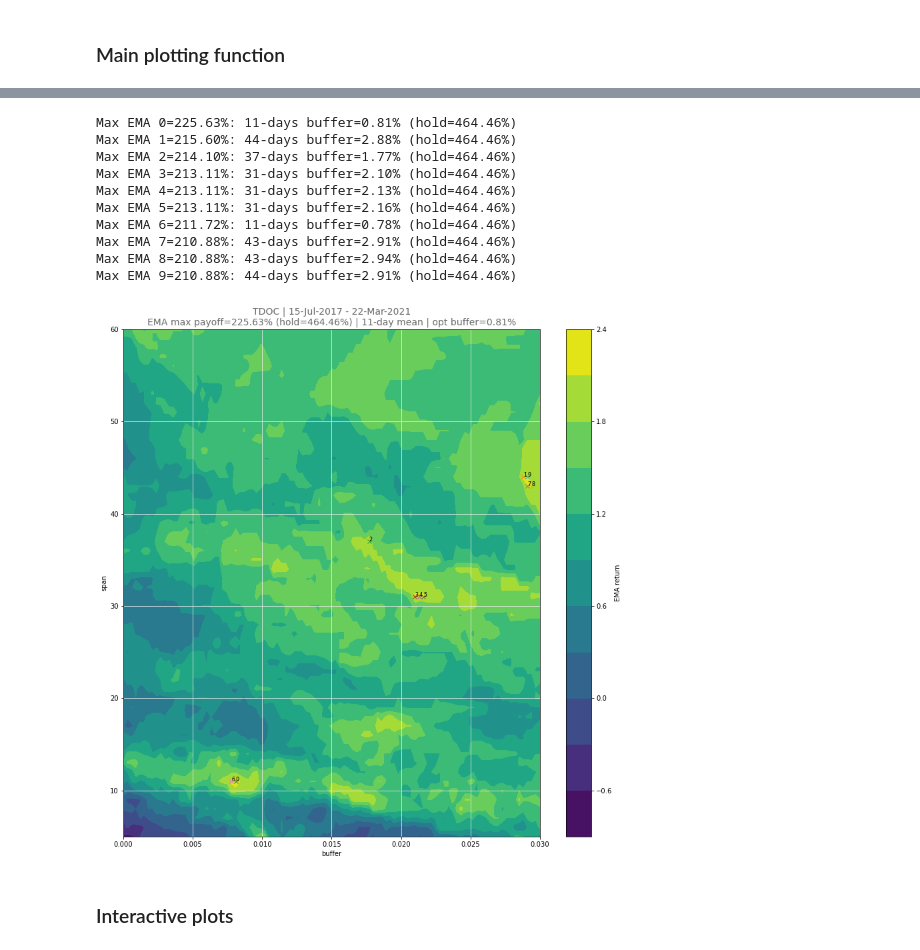
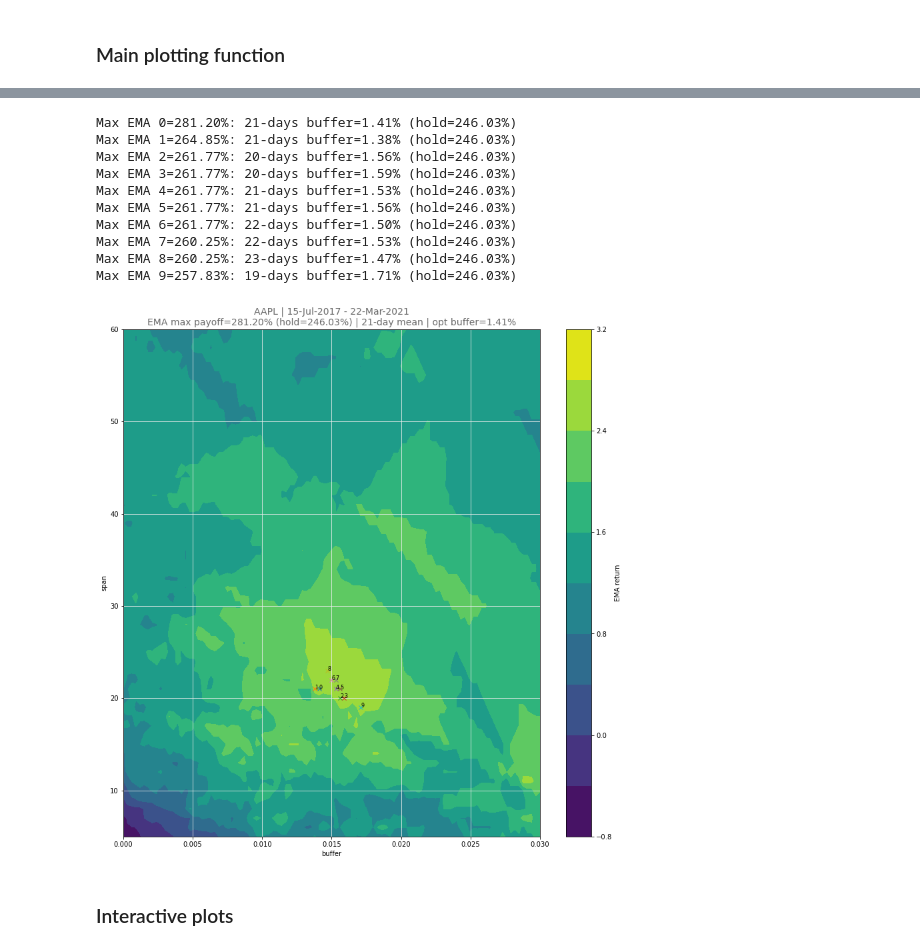
Before and after one commit to Ursuline/asset_management, a Jupyter notebook: moving_avg.ipynb, the cells around one changed output, grey strips where cells are left out. Cells and saved outputs as stored; diff of their text form; code cells hidden in the pictures.

```diff
--- a/moving_avg.ipynb
+++ b/moving_avg.ipynb
@@ -26,11 +25,11 @@ from trading_defaults import *
 # %% [markdown]
 ### Default parameters
 # %%
-TICKER     = 'TDOC'
-REFRESH    = True # Download fresh Yahoo data
+TICKER     = 'AAPL'
+REFRESH    = False # Download fresh Yahoo data
 
 START_DATE = '2017-07-15'
-END_DATE   = '2021-03-22'
+END_DATE   = '2021-03-22' # make today
 # %% [markdown]
 ### Data download
 # %%
@@ -80,12 +75,3 @@ print(tra.get_filename_dates(security, START_DATE, END_DATE))
-# %%
-color_scheme   = plt.rcParams['axes.prop_cycle'].by_key()['color']
-year_month_fmt = mdates.DateFormatter('%b-%y')
-title_size     = 14
-vline_color    = 'tomato'
-gridcolor      = '#ededed'
-title_color    = 'dimgrey'
-fig_width      = 14
-fig_height     = 8
 # %% [markdown]
 ### Main plotting function
 # %%
@@ -266,13 +160,12 @@ def build_ema_map(start, end, n_maxima, fee_pct):
 # %%
 # Contour plot of EMA for all window span/buffer size combinations
-def plot_buffer_span_contours(fee_pct=FEE_PCT):
+def plot_buffer_span_contours():
     '''
     Contour plot of EMA as a function of rolling-window span & buffer
     '''
-    fig_size   = (14, 14)
+    fig_size   = (FIG_WIDTH, FIG_WIDTH) # square figure
     n_contours = 10 # number of contours
     n_maxima   = 10 # number of maximum points to plot
-    #n_buffers  = 101
 
     # Get start & end dates in various fomats
     start, end             = tra.get_datetime_dates(security, START_DATE, END_DATE)
@@ -285,46 +178,48 @@ def plot_buffer_span_contours(fee_pct=FEE_PCT):
     fig, ax = plt.subplots(figsize=fig_size)
     plt.contourf(buffers, spans, emas,
                  levels=n_contours,
                  cmap='viridis',
                  )
     plt.colorbar(label='EMA return')
 
     # Plot maxima points
     max_ema, max_span, max_buff = trp.plot_maxima(emas,
                                                   spans,
                                                   buffers,
                                                   hold,
                                                   ax,
                                                   n_maxima)
 
+    tra.results_to_file(TICKER, spans, buffers, emas, hold, 30)
+
     # Axis labels
     ax.set_xlabel('buffer')
     ax.set_ylabel('span')
 
     # Build title
     title  = f'{TICKER} | {start_title} - {end_title}\n'
     title += f'EMA max payoff={max_ema:.2%} (hold={hold:.2%}) | '
     title += f'{max_span:.0f}-day mean | '
     title += f'opt buffer={max_buff:.2%}'
-    ax.set_title(title, fontsize=title_size, color=title_color)
+    ax.set_title(title, fontsize=TITLE_SIZE, color=TITLE_COLOR)
 
-    plt.grid(b=None, which='major', axis='both', color=gridcolor)
+    plt.grid(b=None, which='major', axis='both', color=GRID_COLOR)
     trp.save_figure(PLOT_DIR, f'{TICKER}_{start_name}_{end_name}_contours')
     plt.show()
 
 plot_buffer_span_contours()
 # %% [output]
-Max EMA 0=225.63%: 11-days buffer=0.81% (hold=464.46%)
-Max EMA 1=215.60%: 44-days buffer=2.88% (hold=464.46%)
-Max EMA 2=214.10%: 37-days buffer=1.77% (hold=464.46%)
-Max EMA 3=213.11%: 31-days buffer=2.10% (hold=464.46%)
-Max EMA 4=213.11%: 31-days buffer=2.13% (hold=464.46%)
-Max EMA 5=213.11%: 31-days buffer=2.16% (hold=464.46%)
-Max EMA 6=211.72%: 11-days buffer=0.78% (hold=464.46%)
-Max EMA 7=210.88%: 43-days buffer=2.91% (hold=464.46%)
-Max EMA 8=210.88%: 43-days buffer=2.94% (hold=464.46%)
-Max EMA 9=210.88%: 44-days buffer=2.91% (hold=464.46%)
+Max EMA 0=281.20%: 21-days buffer=1.41% (hold=246.03%)
+Max EMA 1=264.85%: 21-days buffer=1.38% (hold=246.03%)
+Max EMA 2=261.77%: 20-days buffer=1.56% (hold=246.03%)
+Max EMA 3=261.77%: 20-days buffer=1.59% (hold=246.03%)
+Max EMA 4=261.77%: 21-days buffer=1.53% (hold=246.03%)
+Max EMA 5=261.77%: 21-days buffer=1.56% (hold=246.03%)
+Max EMA 6=261.77%: 22-days buffer=1.50% (hold=246.03%)
+Max EMA 7=260.25%: 22-days buffer=1.53% (hold=246.03%)
+Max EMA 8=260.25%: 23-days buffer=1.47% (hold=246.03%)
+Max EMA 9=257.83%: 19-days buffer=1.71% (hold=246.03%)
-[figure, old version]
+[figure, new version]
 # %% [markdown]
 ### Interactive plots
 # %% [markdown]
```
Also changed, not shown: parts of 14 cells of this notebook, 3 other files.
